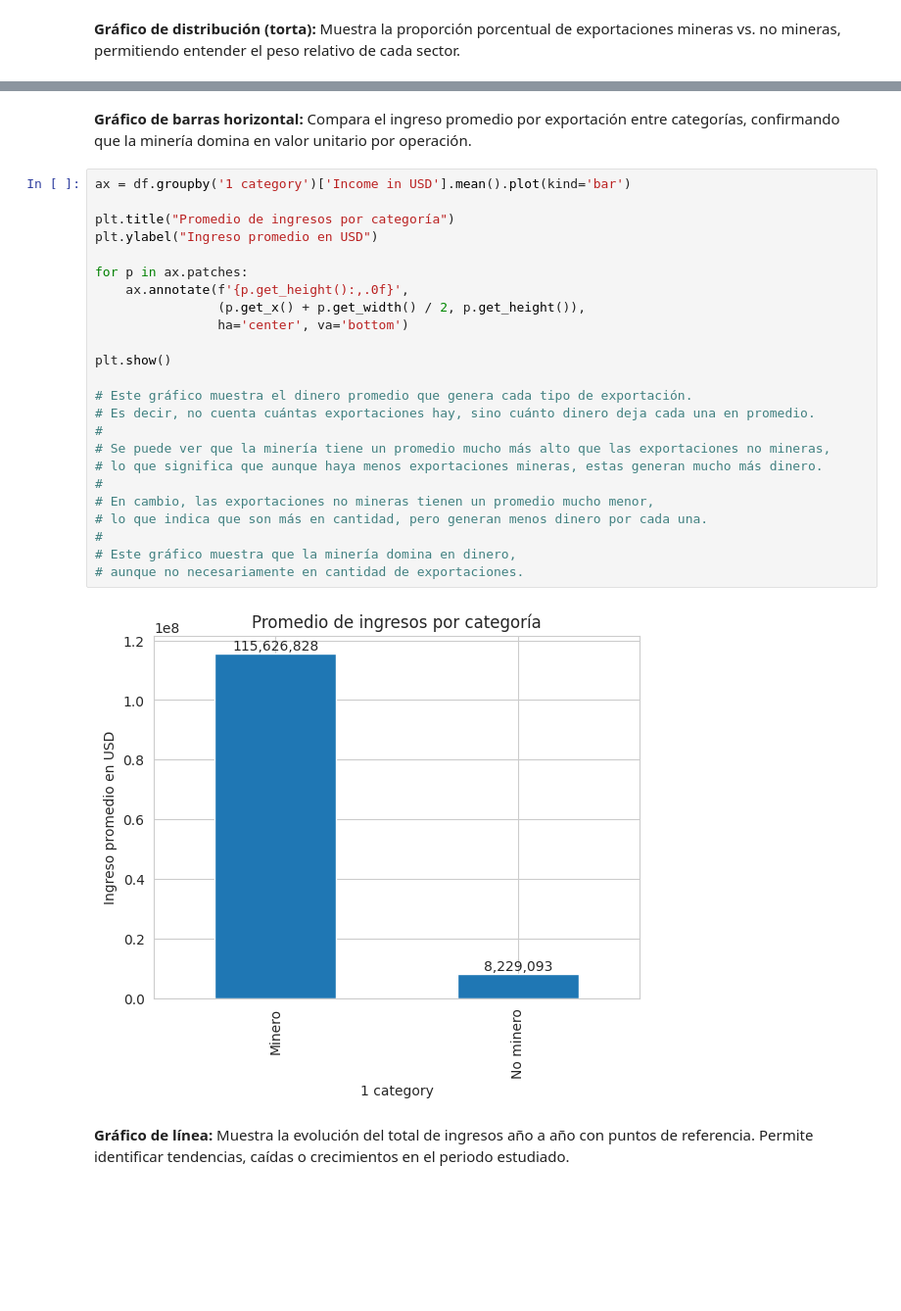
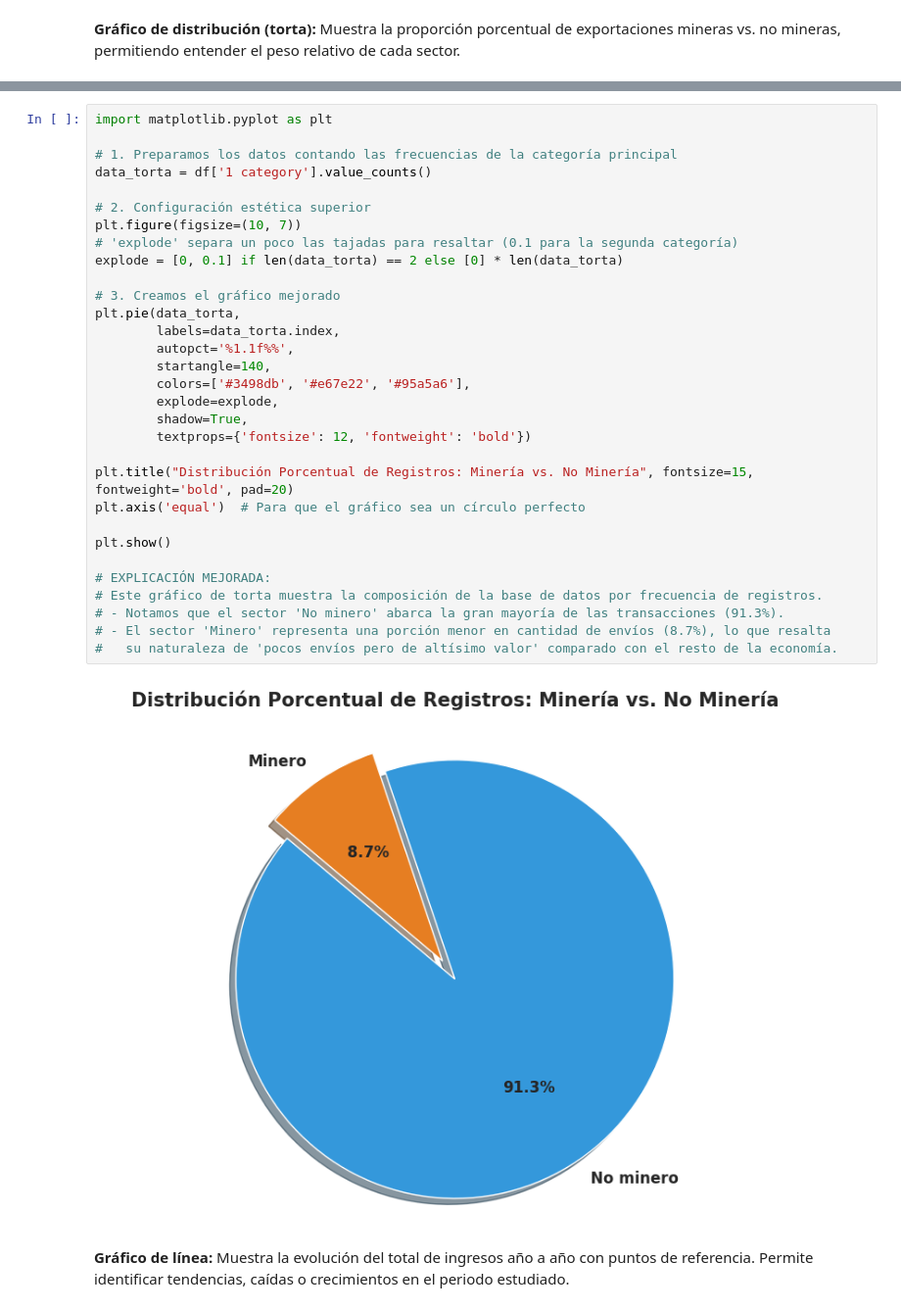
Before and after one commit to Cxris2145/MineriaDatos2026, a Jupyter notebook: ExportacionesChile2026Mejorado2.ipynb, the cells around one changed output, grey strips where cells are left out. Shown at 98% size. Drawn from its saved outputs; the diff is of its cells as text; blank space fills up the shorter version.

```diff
--- a/ExportacionesChile2026Mejorado2.ipynb
+++ b/ExportacionesChile2026Mejorado2.ipynb
@@ -576,31 +540,36 @@ plt.show()
-# %% [markdown]
-**Gráfico de barras horizontal:** Compara el ingreso promedio por exportación entre categorías, confirmando que la minería domina en valor unitario por operación.
-# %%
-ax = df.groupby('1 category')['Income in USD'].mean().plot(kind='bar')
-
-plt.title("Promedio de ingresos por categoría")
-plt.ylabel("Ingreso promedio en USD")
-
-for p in ax.patches:
-    ax.annotate(f'{p.get_height():,.0f}',
-                (p.get_x() + p.get_width() / 2, p.get_height()),
-                ha='center', va='bottom')
-
-plt.show()
-
-# Este gráfico muestra el dinero promedio que genera cada tipo de exportación.
-# Es decir, no cuenta cuántas exportaciones hay, sino cuánto dinero deja cada una en promedio.
-#
-# Se puede ver que la minería tiene un promedio mucho más alto que las exportaciones no mineras,
-# lo que significa que aunque haya menos exportaciones mineras, estas generan mucho más dinero.
-#
-# En cambio, las exportaciones no mineras tienen un promedio mucho menor,
-# lo que indica que son más en cantidad, pero generan menos dinero por cada una.
-#
-# Este gráfico muestra que la minería domina en dinero,
-# aunque no necesariamente en cantidad de exportaciones.
-# %% [output]
-[figure, removed]
+# %%
+import matplotlib.pyplot as plt
+
+# 1. Preparamos los datos contando las frecuencias de la categoría principal
+data_torta = df['1 category'].value_counts()
+
+# 2. Configuración estética superior
+plt.figure(figsize=(10, 7))
+# 'explode' separa un poco las tajadas para resaltar (0.1 para la segunda categoría)
+explode = [0, 0.1] if len(data_torta) == 2 else [0] * len(data_torta)
+
+# 3. Creamos el gráfico mejorado
+plt.pie(data_torta,
+        labels=data_torta.index,
+        autopct='%1.1f%%',
+        startangle=140,
+        colors=['#3498db', '#e67e22', '#95a5a6'],
+        explode=explode,
+        shadow=True,
+        textprops={'fontsize': 12, 'fontweight': 'bold'})
+
+plt.title("Distribución Porcentual de Registros: Minería vs. No Minería", fontsize=15, fontweight='bold', pad=20)
+plt.axis('equal')  # Para que el gráfico sea un círculo perfecto
+
+plt.show()
+
+# EXPLICACIÓN MEJORADA:
+# Este gráfico de torta muestra la composición de la base de datos por frecuencia de registros.
+# - Notamos que el sector 'No minero' abarca la gran mayoría de las transacciones (91.3%).
+# - El sector 'Minero' representa una porción menor en cantidad de envíos (8.7%), lo que resalta
+#   su naturaleza de 'pocos envíos pero de altísimo valor' comparado con el resto de la economía.
+# %% [output]
+[figure, added]
 # %% [markdown]
 **Gráfico de línea:** Muestra la evolución del total de ingresos año a año con puntos de referencia. Permite identificar tendencias, caídas o crecimientos en el periodo estudiado.
 # %%
```
Also changed, not shown: parts of 2 cells of this notebook.
